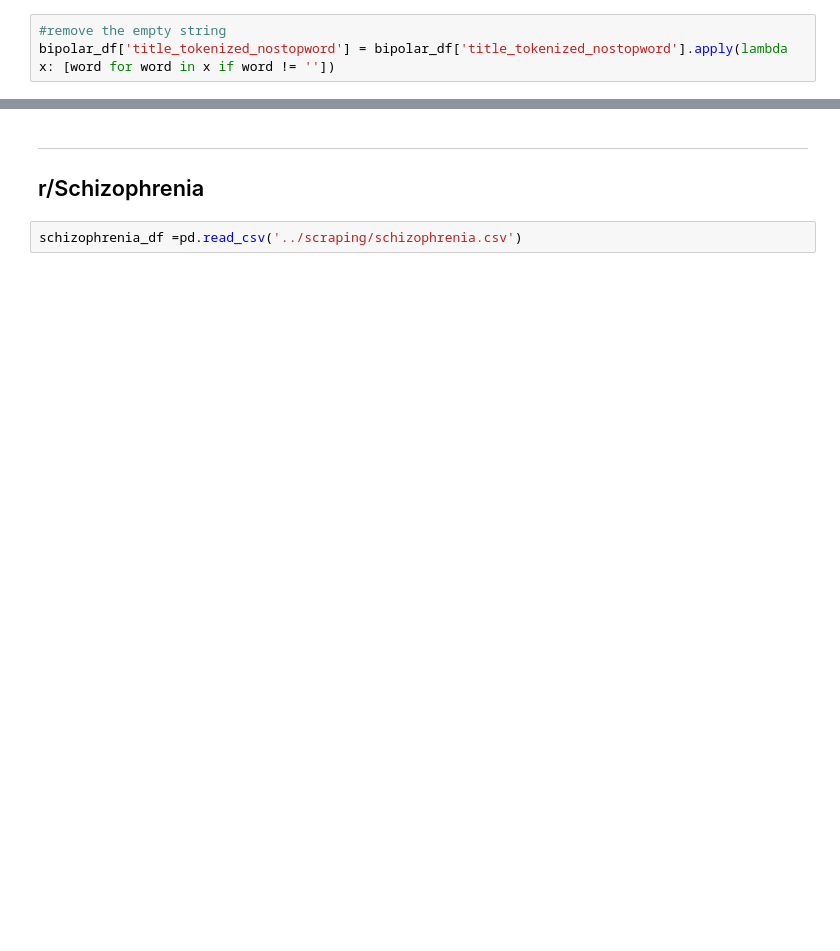
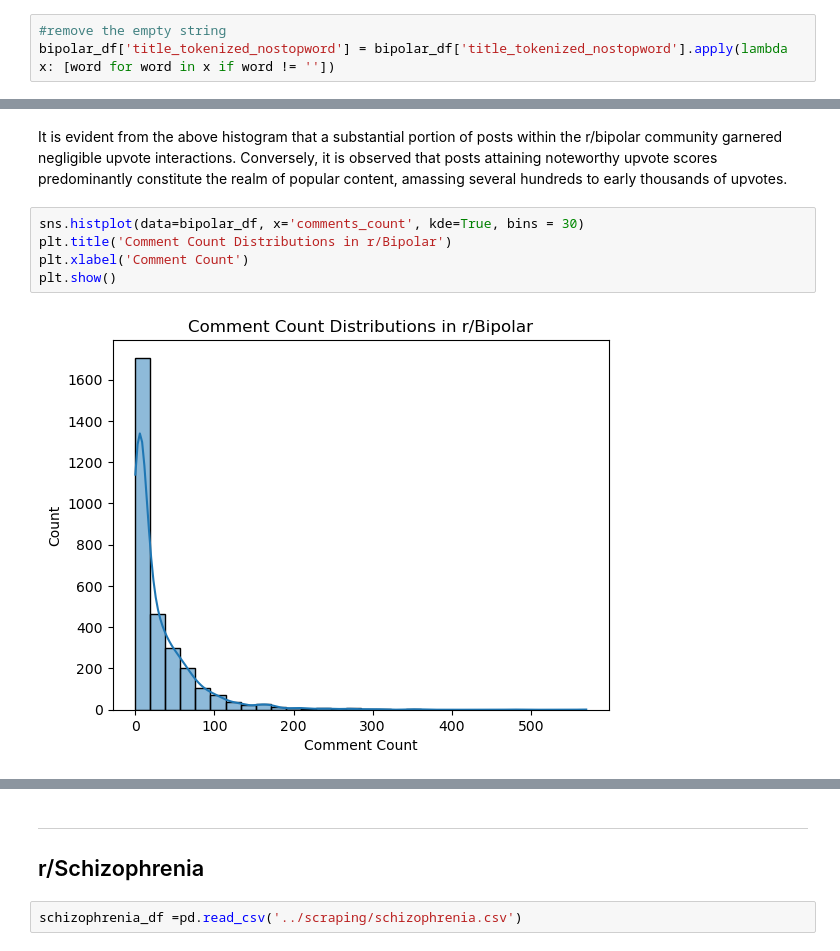
Before and after one commit to charlesyapai/GAProj3, a Jupyter notebook: eda/eda.ipynb, the cells around one changed output, grey strips where cells are left out. Drawn from its saved outputs; the diff is of its cells as text; blank space fills up the shorter version.

```diff
--- a/eda/eda.ipynb
+++ b/eda/eda.ipynb
@@ -89,0 +147,9 @@ plt.show()
+# %% [markdown]
+It is evident from the above histogram that a substantial portion of posts within the r/bipolar community garnered negligible upvote interactions. Conversely, it is observed that posts attaining noteworthy upvote scores predominantly constitute the realm of popular content, amassing several hundreds to early thousands of upvotes.
+# %%
+sns.histplot(data=bipolar_df, x='comments_count', kde=True, bins = 30)
+plt.title('Comment Count Distributions in r/Bipolar')
+plt.xlabel('Comment Count')
+plt.show()
+# %% [output]
+[figure, added]
```
Also changed, not shown: parts of 48 cells of this notebook, 2 other files.
